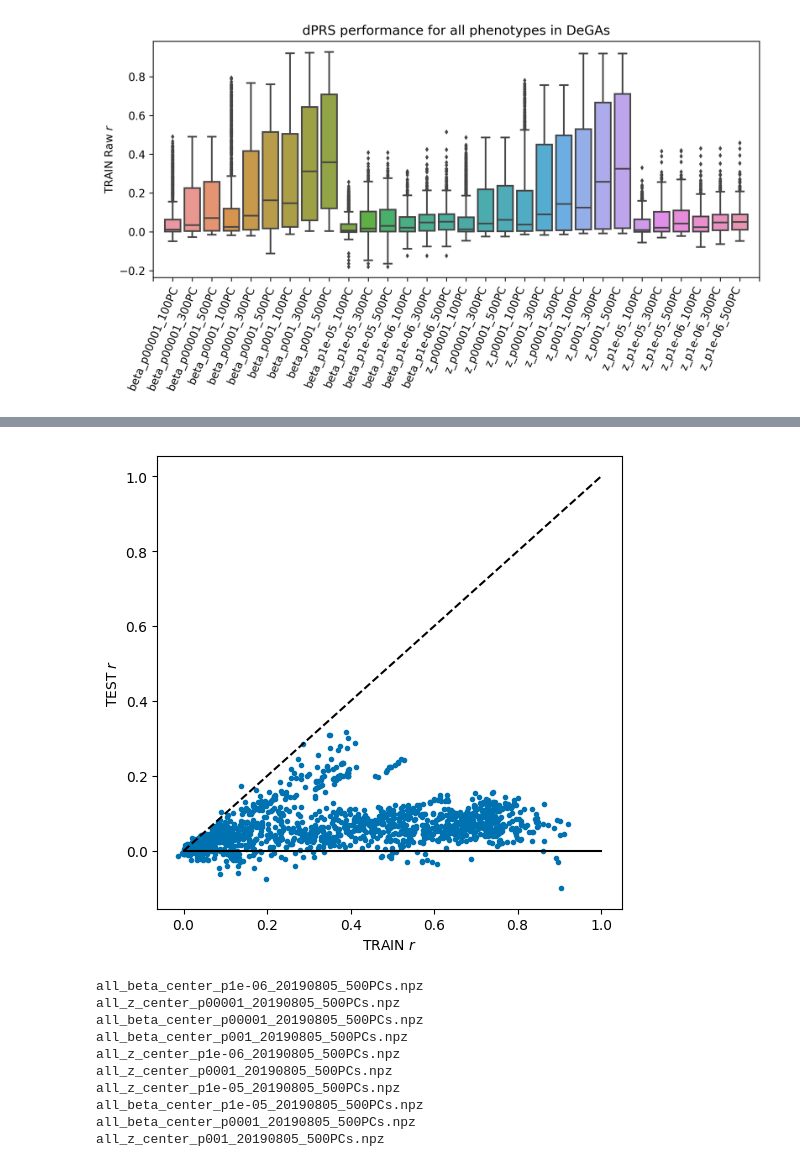
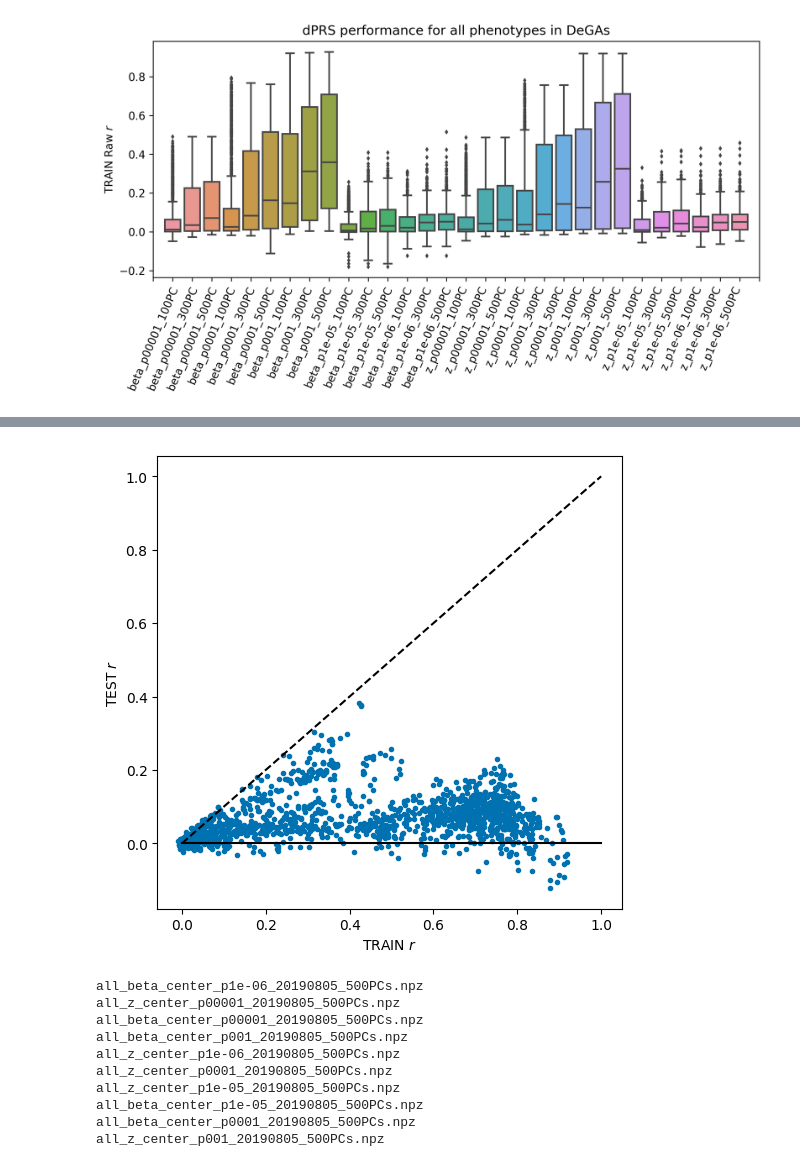
Before and after one commit to rivas-lab/degas-risk, a Jupyter notebook: supplement/FigureS1-Hyperparameter_Optimization.ipynb, the cells around one changed output, grey strips where cells are left out. Drawn from its saved outputs; the diff is of its cells as text; code cells hidden in the pictures.

```diff
--- a/supplement/FigureS1-Hyperparameter_Optimization.ipynb
+++ b/supplement/FigureS1-Hyperparameter_Optimization.ipynb
@@ -120,13 +146,13 @@ pd.DataFrame([datas[d].loc['INI50',:] for d in datas], index=[d for d in datas])
 # %%
 plt.figure(figsize=(6,6), dpi=100)
-plt.plot(datas['beta_p001_100PC']['TRAIN_'+kind],
-         datas['beta_p001_100PC']['TEST_'+kind], '.')
+plt.plot(datas['z_p001_300PC']['TRAIN_'+kind],
+         datas['z_p001_300PC']['TEST_'+kind], '.')
 plt.plot([0,1],[0,1],'k--')
 plt.plot([0,1],[0,0],'k-')
 plt.xlabel('TRAIN '+'$r$'), plt.ylabel('TEST '+'$r$')
 plt.show()
 # %% [output]
-[figure, old version]
+[figure, new version]
 # %%
 npzs = glob.glob('/oak/stanford/groups/mrivas/projects/degas-risk/datasets/train/tsvd/*20190805*.npz')
 print('\n'.join(map(os.path.basename,npzs)))
```
Also changed, not shown: parts of 9 cells of this notebook, 6 other files.
